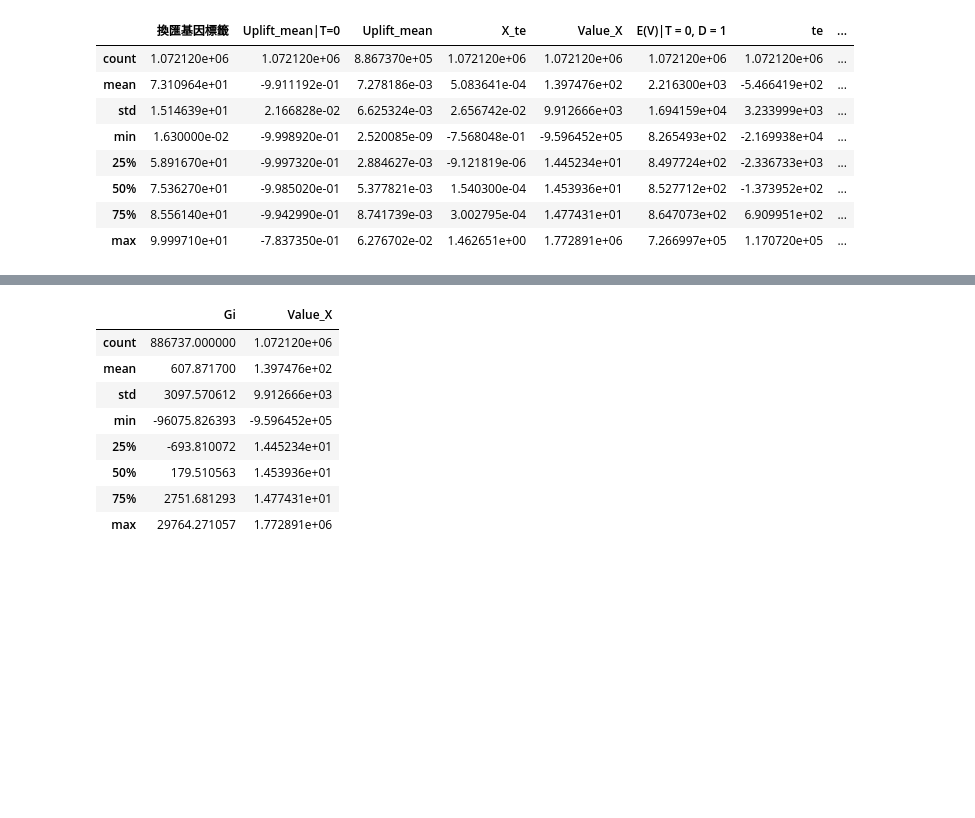
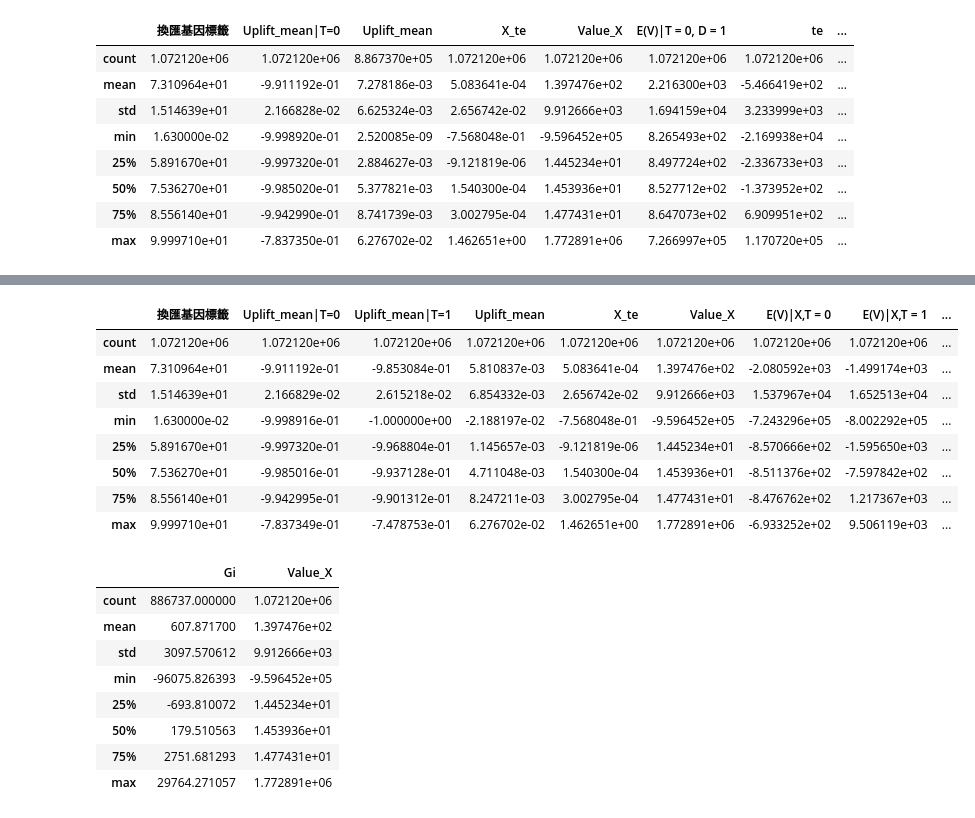
Before and after one commit to sssylvia0/Uplift_Model, a Jupyter notebook: Model_Nov.ipynb, the cells around one changed output, grey strips where cells are left out. Drawn from its saved outputs; the diff is of its cells as text; code cells hidden in the pictures; blank space fills up the shorter version.

```diff
--- a/Model_Nov.ipynb
+++ b/Model_Nov.ipynb
@@ -41,10 +41,11 @@ import numpy as np
 dec_data = pd.read_csv('/content/data202312.csv', index_col=0)
 
 unino = dec_data['UNINO']
+X_names = dec_data.columns.drop(['換匯發送名單','TOTALNTAMOUNT', '跨售行為', 'UNINO'])
 dec_data.drop(['換匯發送名單','TOTALNTAMOUNT', '跨售行為', 'UNINO'], axis = 'columns', inplace = True)
 
 #201 columns
-dec_data.columns
+X_names
 # %% [output]
 Index(['年齡', '公司戶記號', '性別', '呆帳記號_含信用卡', '客戶年收入', '網路會員記號', '網路使用記號_行動銀行',
        '小mma記號', '網路服務記號', '網路使用記號',
@@ -105,7 +108,7 @@ def get_results(model_index, df, data, model_prefix="CasualML_uplift_202309_"):
    model_path = f"/content/drive/MyDrive/Model/{model_prefix}{model_index}.pkl"
    model = load_model(model_path)
    #df_res = model.predict(data, full_output=True)
-   df_res = model.predict(data, with_outcomes=True)
+   df_res = model.predict(data[X_names], with_outcomes=True)
    df[f'Uplift_{model_index}|T=0'] = df_res[:, 0]
    df[f'Uplift_{model_index}|T=1'] = df_res[:, 1]
    print(f'Finish running uplift_new_{model_index}')
@@ -182,10 +177,3 @@ ImportError: cannot import name 'SequenceNotStr' from 'pandas._typing' (/usr/loc
-# %%
-# Convert DataFrame to a string representation
-df_string = pred.to_string(index=False)
-
-# Save the string representation to a CSV file
-with open('output.csv', 'w') as file:
-    file.write(df_string)
 # %% [markdown]
 ##X-Learner
 # %%
@@ -287,7 +275,8 @@ def get_other_results(model_list, name_list, df, data):
 
 ##使用
 #pred = pd.read_csv('temp.csv', index_col = 0)
-pred = pd.read_csv('output.csv', delimiter='  ').reset_index().drop(columns = ['level_1', 'level_2', 'Uplift_mean|T=0']).rename(columns={'level_0': 'Uplift_mean|T=0'})
+#pred = pd.read_csv('output.csv', delimiter='  ').reset_index().drop(columns = ['level_1', 'level_2', 'Uplift_mean|T=0']).rename(columns={'level_0': 'Uplift_mean|T=0'})
+pred = pd.read_pickle('temp.pkl')
 pred = pred.apply(pd.to_numeric, errors='coerce', downcast='float')
 pred.insert(0, '換匯基因標籤', dec_data['換匯基因標籤'].values)
 pred.insert(0, 'UNINO', unino.values)
@@ -363,3 +369,15 @@ res
+# %%
+res.describe()
+# %% [output]
+|  | 換匯基因標籤 | Uplift_mean|T=0 | Uplift_mean|T=1 | Uplift_mean | X_te | Value_X | E(V)|X,T = 0 | E(V)|X,T = 1 | ... |
+| count | 1.072120e+06 | 1.072120e+06 | 1.072120e+06 | 1.072120e+06 | 1.072120e+06 | 1.072120e+06 | 1.072120e+06 | 1.072120e+06 | ... |
+| mean | 7.310964e+01 | -9.911192e-01 | -9.853084e-01 | 5.810837e-03 | 5.083641e-04 | 1.397476e+02 | -2.080592e+03 | -1.499174e+03 | ... |
+| std | 1.514639e+01 | 2.166829e-02 | 2.615218e-02 | 6.854332e-03 | 2.656742e-02 | 9.912666e+03 | 1.537967e+04 | 1.652513e+04 | ... |
+| min | 1.630000e-02 | -9.998916e-01 | -1.000000e+00 | -2.188197e-02 | -7.568048e-01 | -9.596452e+05 | -7.243296e+05 | -8.002292e+05 | ... |
+| 25% | 5.891670e+01 | -9.997320e-01 | -9.968804e-01 | 1.145657e-03 | -9.121819e-06 | 1.445234e+01 | -8.570666e+02 | -1.595650e+03 | ... |
+| 50% | 7.536270e+01 | -9.985016e-01 | -9.937128e-01 | 4.711048e-03 | 1.540300e-04 | 1.453936e+01 | -8.511376e+02 | -7.597842e+02 | ... |
+| 75% | 8.556140e+01 | -9.942995e-01 | -9.901312e-01 | 8.247211e-03 | 3.002795e-04 | 1.477431e+01 | -8.476762e+02 | 1.217367e+03 | ... |
+| max | 9.999710e+01 | -7.837349e-01 | -7.478753e-01 | 6.276702e-02 | 1.462651e+00 | 1.772891e+06 | -6.933252e+02 | 9.506119e+03 | ... |
 # %%
 res[['Gi', 'Value_X']].describe()
 # %% [output]
```
Also changed, not shown: parts of 9 cells of this notebook.
